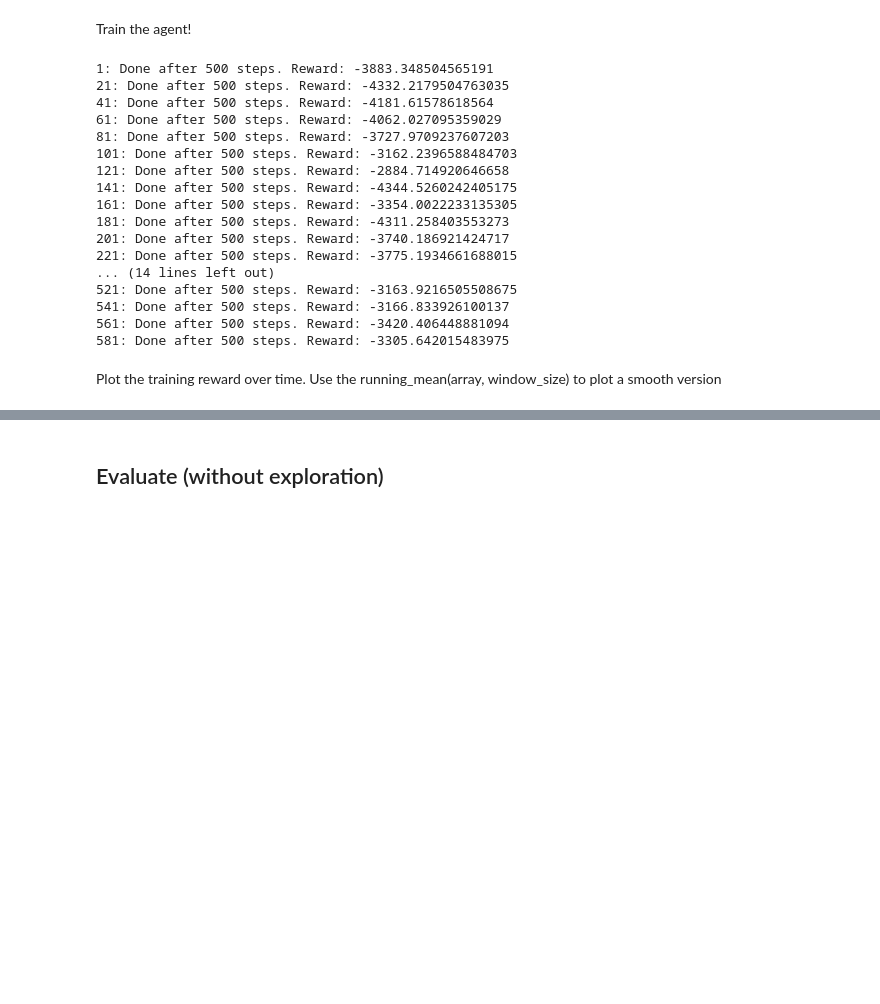
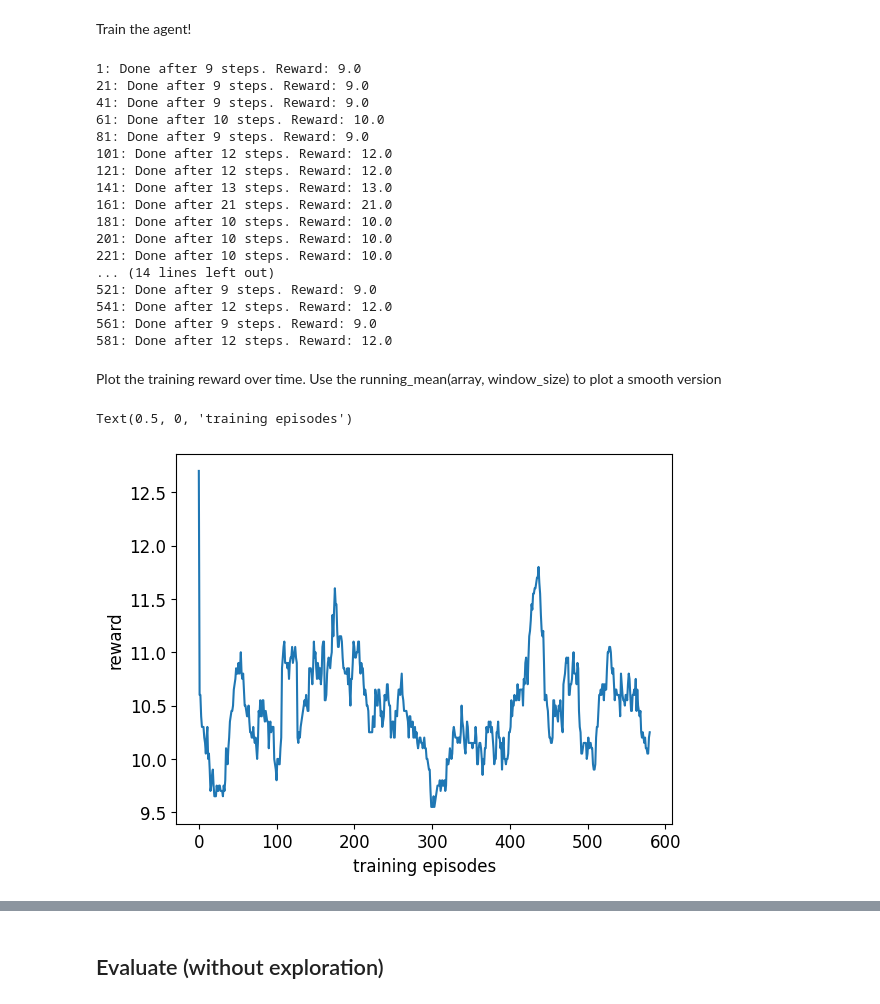
Before and after one commit to SahitiC/RL_course, a Jupyter notebook: Homework7/7_gym-DQN/Gym-DQN.ipynb, the cells around one changed output, grey strips where cells are left out. Drawn from its saved outputs; the diff is of its cells as text; code cells hidden in the pictures; blank space fills up the shorter version.

Commit message:
write code with target network, write plotting function for pendulum, implement cartpole

```diff
--- a/Homework7/7_gym-DQN/Gym-DQN.ipynb
+++ b/Homework7/7_gym-DQN/Gym-DQN.ipynb
@@ -132,6 +132,7 @@ class DQNAgent(object):
         model_state = self.Q.state_dict()
         model_state_copy = model_state.copy()
         self.target_Q.load_state_dict(model_state_copy)
+        # pass
 
     def act(self, observation, eps=None):
         if eps is None:
@@ -156,7 +157,10 @@ class DQNAgent(object):
         # Hint: for the target network, update its parameters at the beginning of this function
         # every k  train calls.
 
-        self._update_target_net()
+        # hide this for no target network
+        if (self.train_iter+1) % 20 == 0: # change divisor to change how often target network is updated
+            self._update_target_net()
+
         # Hint:
         for i in range(iter_fit):
 
@@ -168,21 +172,24 @@ class DQNAgent(object):
             done = np.stack(data[:,4])[:,None] # done flag
 
             # predict Q_values with current Q network
-            Q_values = self.Q.predict(s)
-            Q_valuesp = self.Q.predict(sp)
+            Q_values = self.Q.Q_value(s, actions)
+            Q_max = self.Q.maxQ(sp)[:,None] # for no target network
+            # Q_max = self.target_Q.maxQ(sp)[:,None] # with target network
             # target
-            td_target = rew+done*self._config['discount']*Q_valuesp
+            td_target = rew+(1-done)*self._config['discount']*Q_max
 
             # optimize the objective
             fit_loss = self.Q.fit(s, actions, td_target)
             losses.append(fit_loss)
 
+        self.train_iter+=1
+
         return losses
 # %% [markdown]
 ## Test in Env
 # %%
-env_name = 'Pendulum-v1'
-# env_name = 'CartPole-v1'
+# env_name = 'Pendulum-v1'
+env_name = 'CartPole-v1'
 
 env = gym.make(env_name)
 if isinstance(env.action_space, spaces.Box):
@@ -231,22 +237,22 @@ for i in range(max_episodes):
     if ((i-1)%20==0):
         print("{}: Done after {} steps. Reward: {}".format(i, t+1, total_reward))
 # %% [output]
-1: Done after 500 steps. Reward: -3883.348504565191
-21: Done after 500 steps. Reward: -4332.2179504763035
-41: Done after 500 steps. Reward: -4181.61578618564
-61: Done after 500 steps. Reward: -4062.027095359029
-81: Done after 500 steps. Reward: -3727.9709237607203
-101: Done after 500 steps. Reward: -3162.2396588484703
-121: Done after 500 steps. Reward: -2884.714920646658
-141: Done after 500 steps. Reward: -4344.5260242405175
-161: Done after 500 steps. Reward: -3354.0022233135305
-181: Done after 500 steps. Reward: -4311.258403553273
-201: Done after 500 steps. Reward: -3740.186921424717
-221: Done after 500 steps. Reward: -3775.1934661688015
+1: Done after 9 steps. Reward: 9.0
+21: Done after 9 steps. Reward: 9.0
+41: Done after 9 steps. Reward: 9.0
+61: Done after 10 steps. Reward: 10.0
+81: Done after 9 steps. Reward: 9.0
+101: Done after 12 steps. Reward: 12.0
+121: Done after 12 steps. Reward: 12.0
+141: Done after 13 steps. Reward: 13.0
+161: Done after 21 steps. Reward: 21.0
+181: Done after 10 steps. Reward: 10.0
+201: Done after 10 steps. Reward: 10.0
+221: Done after 10 steps. Reward: 10.0
 ... (14 lines left out)
-521: Done after 500 steps. Reward: -3163.9216505508675
-541: Done after 500 steps. Reward: -3166.833926100137
-561: Done after 500 steps. Reward: -3420.406448881094
-581: Done after 500 steps. Reward: -3305.642015483975
+521: Done after 9 steps. Reward: 9.0
+541: Done after 12 steps. Reward: 12.0
+561: Done after 9 steps. Reward: 9.0
+581: Done after 12 steps. Reward: 12.0
 # %% [markdown]
 Plot the training reward over time. Use the running_mean(array, window_size) to plot a smooth version
@@ -257,2 +259,11 @@ pass
+# %%
+stats_np = np.asarray(stats) # reward
+running_mean_stats = running_mean(stats_np[:, 1], 20)
+plt.plot(running_mean_stats)
+plt.ylabel('reward')
+plt.xlabel('training episodes')
+# %% [output]
+Text(0.5, 0, 'training episodes')
+[figure, added]
 # %%
 losses_np = np.asarray(losses)
```
Also changed, not shown: parts of 12 cells of this notebook.
